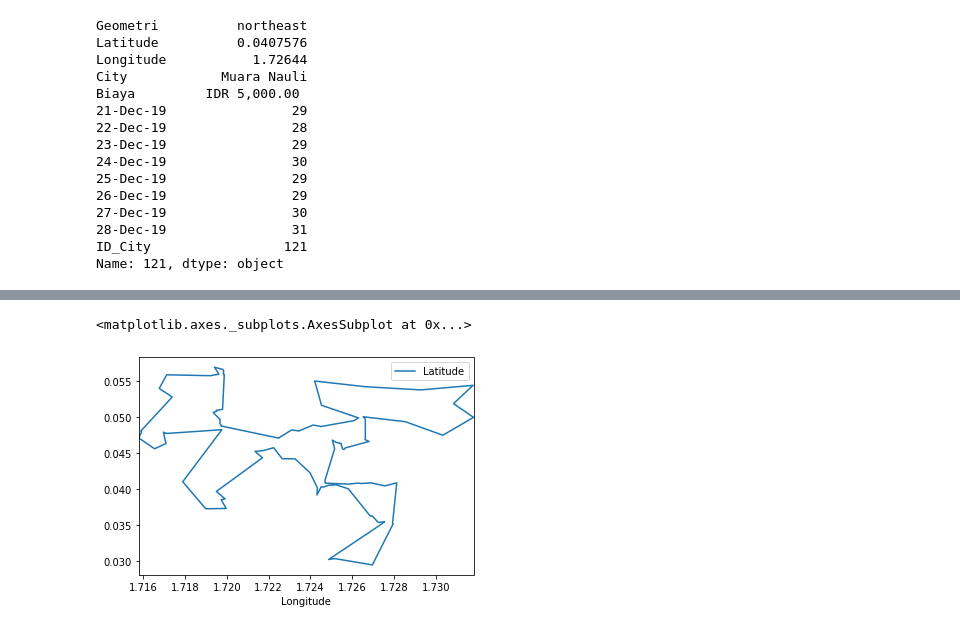
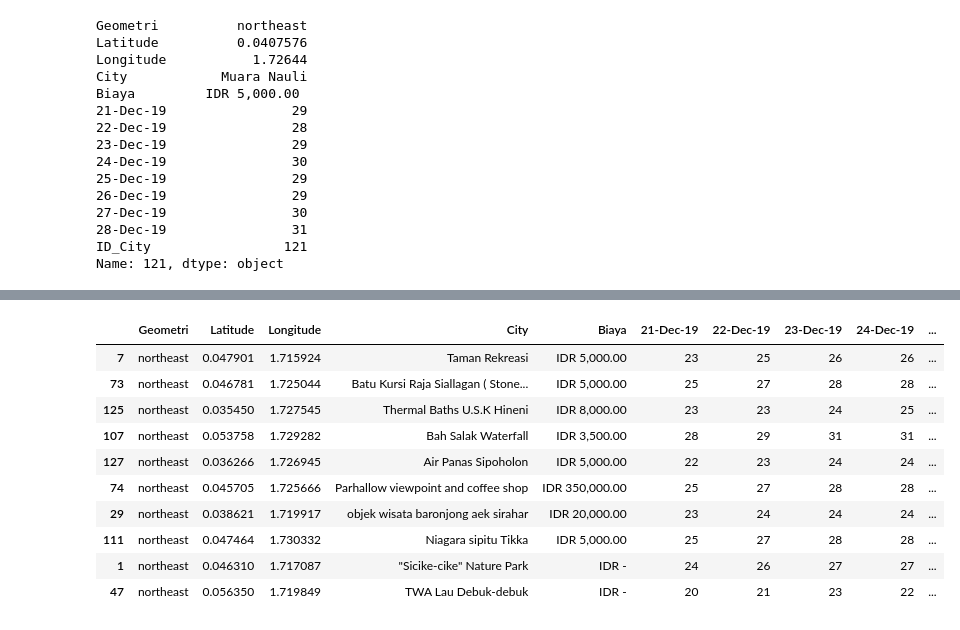
Before and after one commit to arimnrg16/Tugas_Akhir_14, a Jupyter notebook: Random_TA_14.ipynb, the cells around one changed output, grey strips where cells are left out. Saved outputs shown, nothing was run; the diff lists cells and outputs as text; code cells hidden in the pictures.

```diff
--- a/Random_TA_14.ipynb
+++ b/Random_TA_14.ipynb
@@ -140,16 +142,3 @@ Biaya         IDR 5,000.00
 28-Dec-19                31
 ID_City                 121
 Name: 121, dtype: object
-# %%
-from math import radians,cos,sin
-
-lat =Data["Latitude"].map(radians)
-lon = Data["Longitude"].map(radians)
-x = lon.map(cos)*lat.map(cos)*6371
-y= lon.map(cos)*lat.map(sin)*6371
-
-Data["lat_radians"] = lat
-Data["lon_radians"] = lon
-Data["x"] = x
-Data["y"] = y
-Data.head()
@@ -237,5 +144,0 @@ Distance_km
-# %%
-order = pd.DataFrame(route, columns=["index"])
-Data["index"] = Data.index
-Data
-travel=order.merge(Data, on = "index")
@@ -265,5 +145,16 @@ loop
-# %%
-loop.plot(kind="line", x="Longitude", y="Latitude")
-# %% [output]
-<matplotlib.axes._subplots.AxesSubplot at 0x...>
-[figure, removed]
+# %%
+Data_ = Data.sample(10, replace = True)
+
+Data_
+# %% [output]
+|  | Geometri | Latitude | Longitude | City | Biaya | 21-Dec-19 | 22-Dec-19 | 23-Dec-19 | 24-Dec-19 | ... |
+| 7 | northeast | 0.047901 | 1.715924 | Taman Rekreasi | IDR 5,000.00 | 23 | 25 | 26 | 26 | ... |
+| 73 | northeast | 0.046781 | 1.725044 | Batu Kursi Raja Siallagan ( Stone... | IDR 5,000.00 | 25 | 27 | 28 | 28 | ... |
+| 125 | northeast | 0.035450 | 1.727545 | Thermal Baths U.S.K Hineni | IDR 8,000.00 | 23 | 23 | 24 | 25 | ... |
+| 107 | northeast | 0.053758 | 1.729282 | Bah Salak Waterfall | IDR 3,500.00 | 28 | 29 | 31 | 31 | ... |
+| 127 | northeast | 0.036266 | 1.726945 | Air Panas Sipoholon | IDR 5,000.00 | 22 | 23 | 24 | 24 | ... |
+| 74 | northeast | 0.045705 | 1.725666 | Parhallow viewpoint and coffee shop | IDR 350,000.00 | 25 | 27 | 28 | 28 | ... |
+| 29 | northeast | 0.038621 | 1.719917 | objek wisata baronjong aek sirahar | IDR 20,000.00 | 23 | 24 | 24 | 24 | ... |
+| 111 | northeast | 0.047464 | 1.730332 | Niagara sipitu Tikka | IDR 5,000.00 | 25 | 27 | 28 | 28 | ... |
+| 1 | northeast | 0.046310 | 1.717087 | "Sicike-cike" Nature Park | IDR - | 24 | 26 | 27 | 27 | ... |
+| 47 | northeast | 0.056350 | 1.719849 | TWA Lau Debuk-debuk | IDR - | 20 | 21 | 23 | 22 | ... |
```
Also changed, not shown: parts of 25 cells of this notebook.
